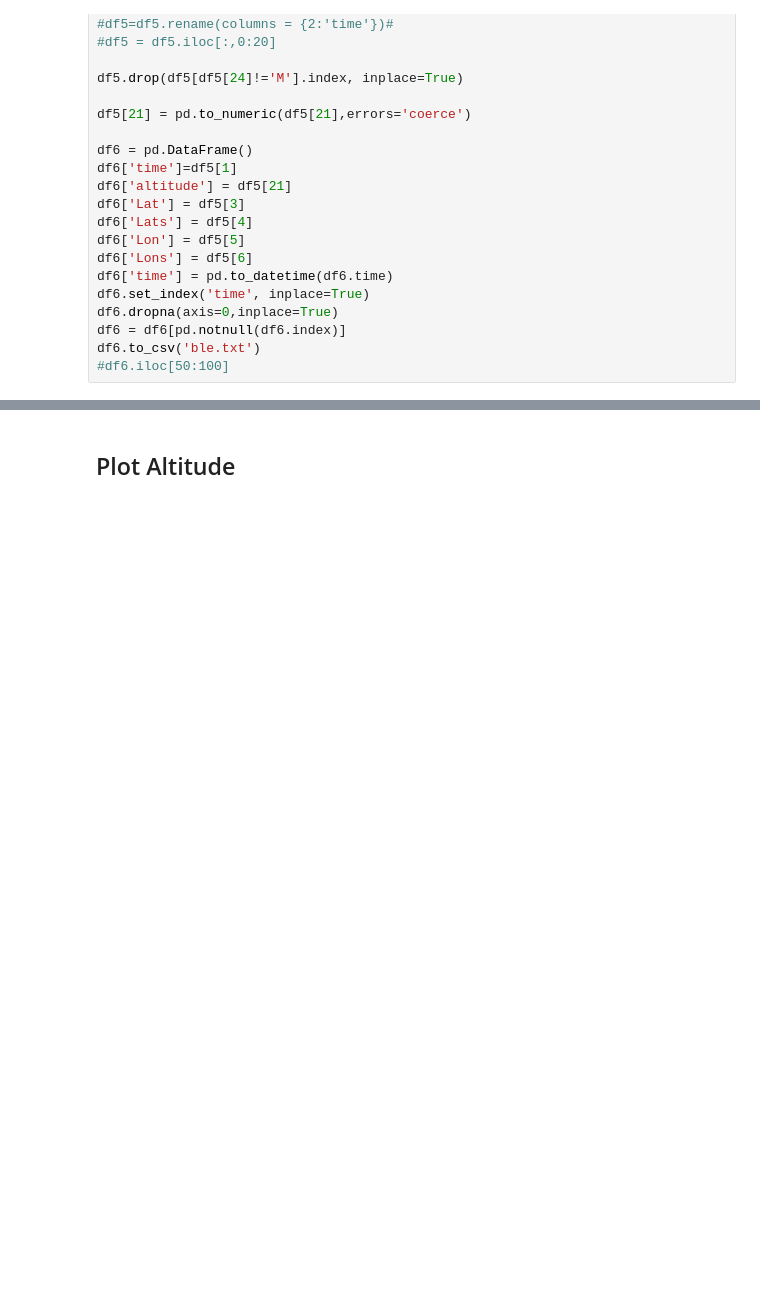
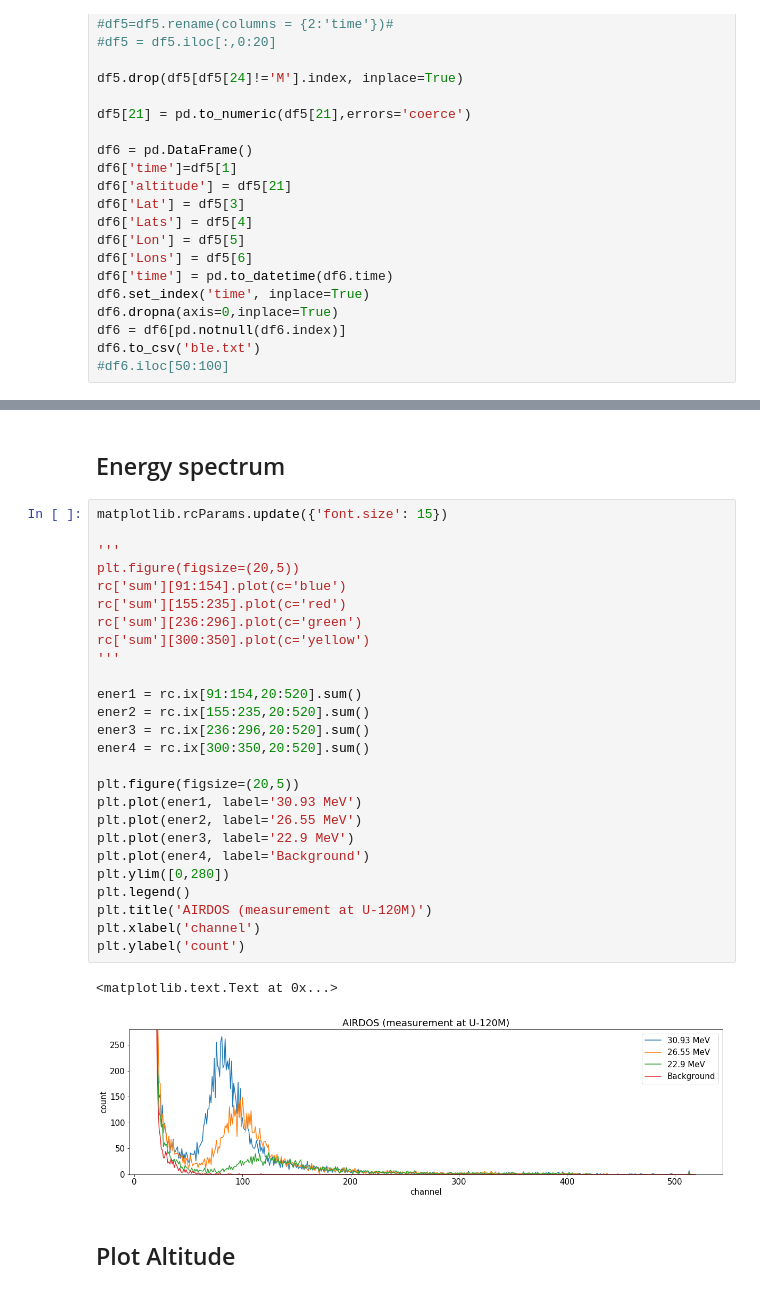
Before and after one commit to ODZ-UJF-AV-CR/AIRDOS-parser, a Jupyter notebook: AIRDOS_parser.ipynb, the cells around one changed output, grey strips where cells are left out. Drawn from its saved outputs; the diff is of its cells as text; blank space fills up the shorter version.

```diff
--- a/AIRDOS_parser.ipynb
+++ b/AIRDOS_parser.ipynb
@@ -98,3 +100,34 @@ plt.ylim([0,20])
+# %% [markdown]
+## Energy spectrum
+# %%
+matplotlib.rcParams.update({'font.size': 15})
+
+'''
+plt.figure(figsize=(20,5))
+rc['sum'][91:154].plot(c='blue')
+rc['sum'][155:235].plot(c='red')
+rc['sum'][236:296].plot(c='green')
+rc['sum'][300:350].plot(c='yellow')
+'''
+
+ener1 = rc.ix[91:154,20:520].sum()
+ener2 = rc.ix[155:235,20:520].sum()
+ener3 = rc.ix[236:296,20:520].sum()
+ener4 = rc.ix[300:350,20:520].sum()
+
+plt.figure(figsize=(20,5))
+plt.plot(ener1, label='30.93 MeV')
+plt.plot(ener2, label='26.55 MeV')
+plt.plot(ener3, label='22.9 MeV')
+plt.plot(ener4, label='Background')
+plt.ylim([0,280])
+plt.legend()
+plt.title('AIRDOS (measurement at U-120M)')
+plt.xlabel('channel')
+plt.ylabel('count')
+# %% [output]
+<matplotlib.text.Text at 0x...>
+[figure, added]
 # %% [markdown]
 ## Plot Altitude
 # %%
```
Also changed, not shown: parts of 6 cells of this notebook.
